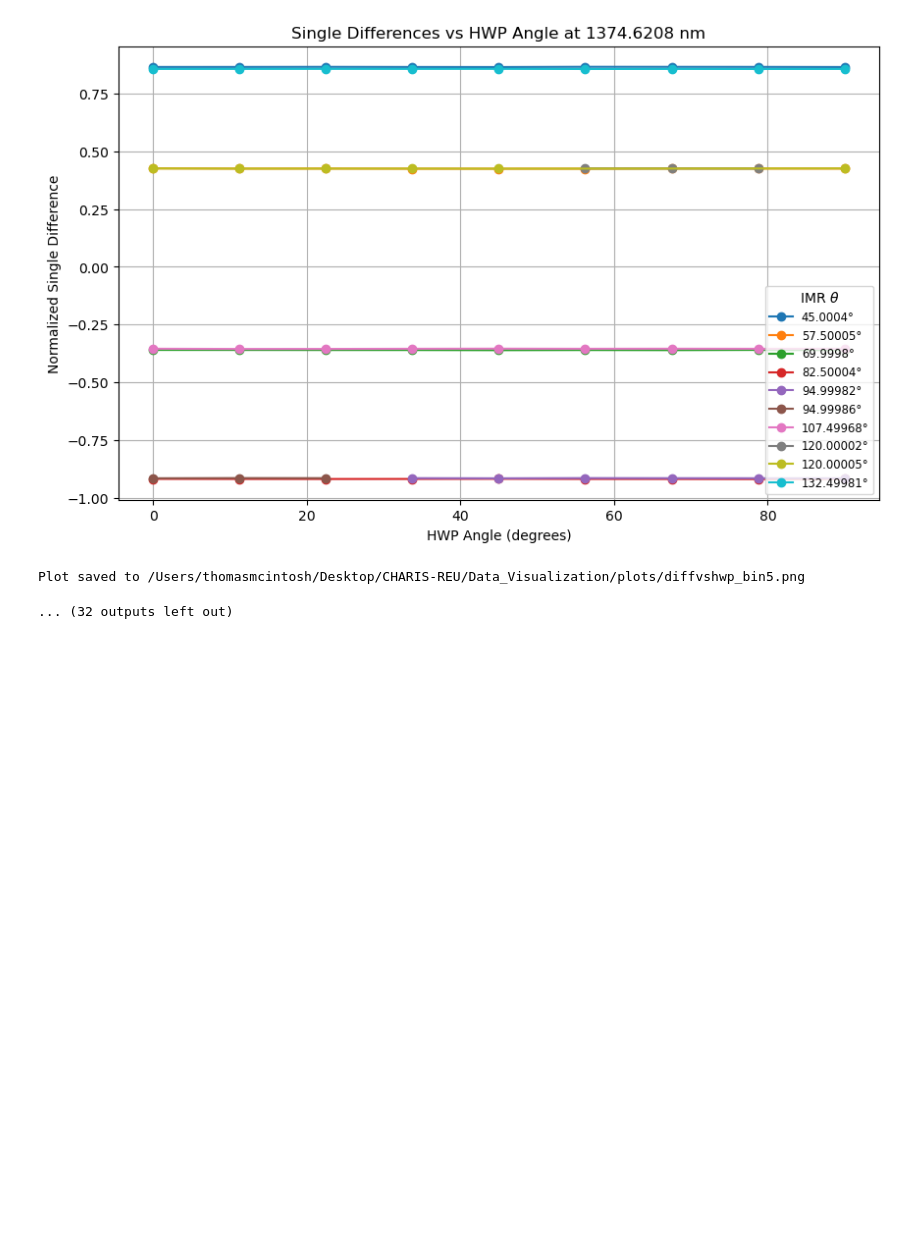
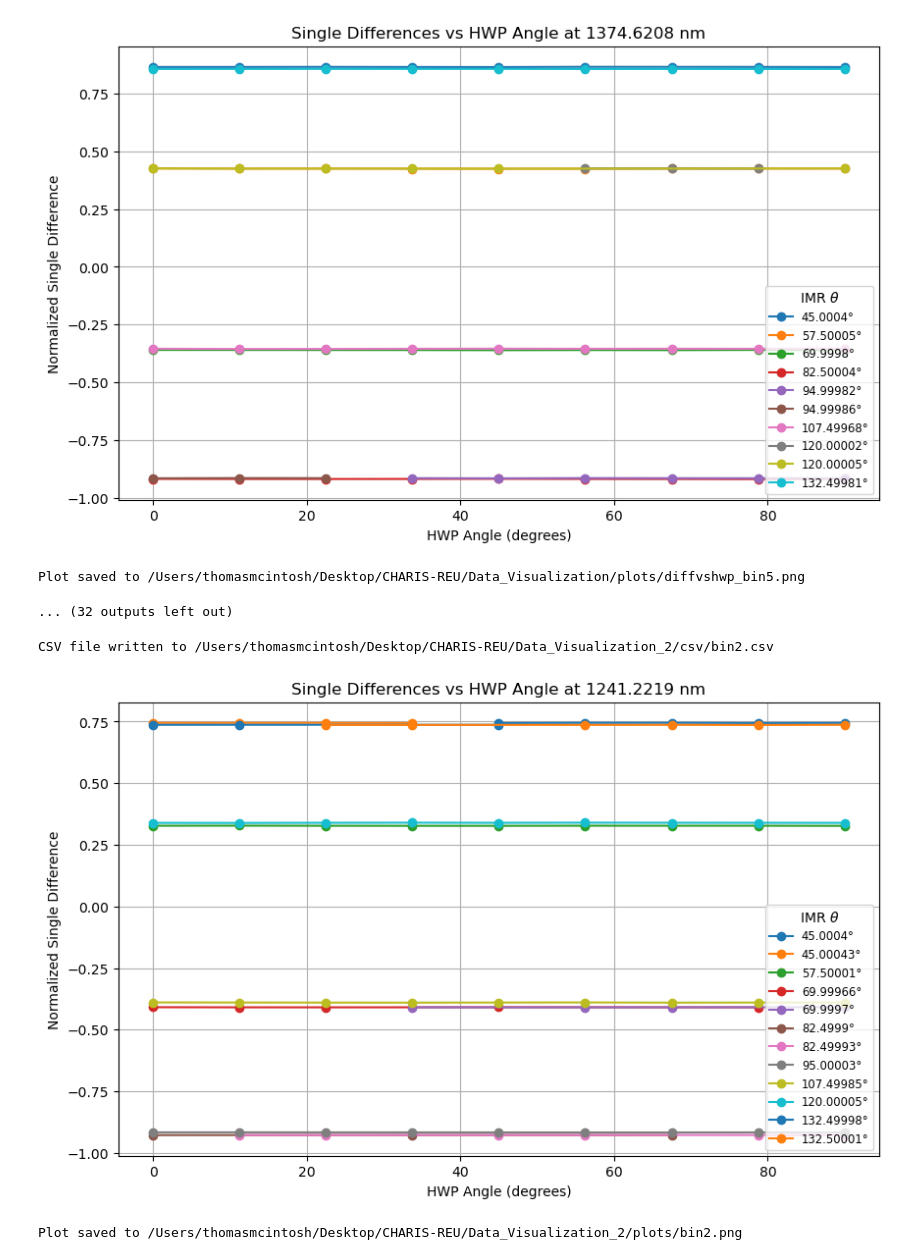
Before and after one commit to UCSB-Exoplanet-Polarimetry-Lab/CHARIS-polcal, a Jupyter notebook: single_diff.ipynb, the cells around one changed output. Saved outputs shown, nothing was run; the diff lists cells and outputs as text; code cells hidden in the pictures; blank space fills up the shorter version.

Commit message:
added miles's data, strangely the same problem

```diff
--- a/single_diff.ipynb
+++ b/single_diff.ipynb
@@ -403,3 +403,14 @@ Plot saved to /Users/thomasmcintosh/Desktop/CHARIS-REU/Data_Visualization/plots/
 [figure]
 Plot saved to /Users/thomasmcintosh/Desktop/CHARIS-REU/Data_Visualization/plots/diffvshwp_bin5.png
 ... (32 outputs left out)
+# %%
+# try again with new data
+
+write_fits_info_to_csv(cube_directory_path='/Users/thomasmcintosh/Desktop/CHARIS-REU/Cubes_2/cubes', raw_cube_path='/Users/thomasmcintosh/Desktop/CHARIS-REU/Raw_2/internal-cal',output_csv_path='/Users/thomasmcintosh/Desktop/CHARIS-REU/Data_Visualization_2/csv/bin2.csv',wavelength_bin=2)
+# %% [output]
+CSV file written to /Users/thomasmcintosh/Desktop/CHARIS-REU/Data_Visualization_2/csv/bin2.csv
+# %%
+plot_single_differences('/Users/thomasmcintosh/Desktop/CHARIS-REU/Data_Visualization_2/csv/bin2.csv', plot_save_path='/Users/thomasmcintosh/Desktop/CHARIS-REU/Data_Visualization_2/plots/bin2.png')
+# %% [output]
+[figure, added]
+Plot saved to /Users/thomasmcintosh/Desktop/CHARIS-REU/Data_Visualization_2/plots/bin2.png
```
